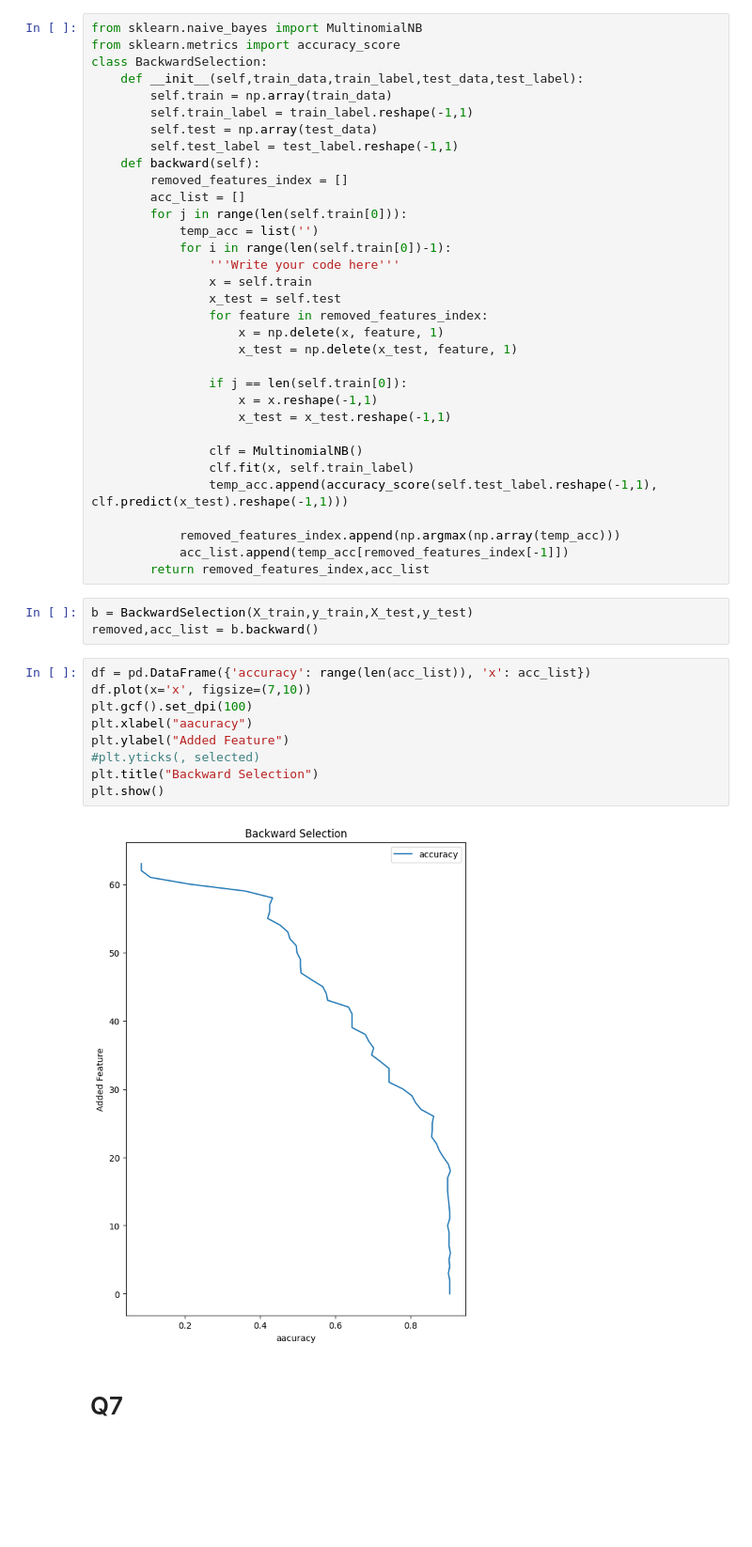
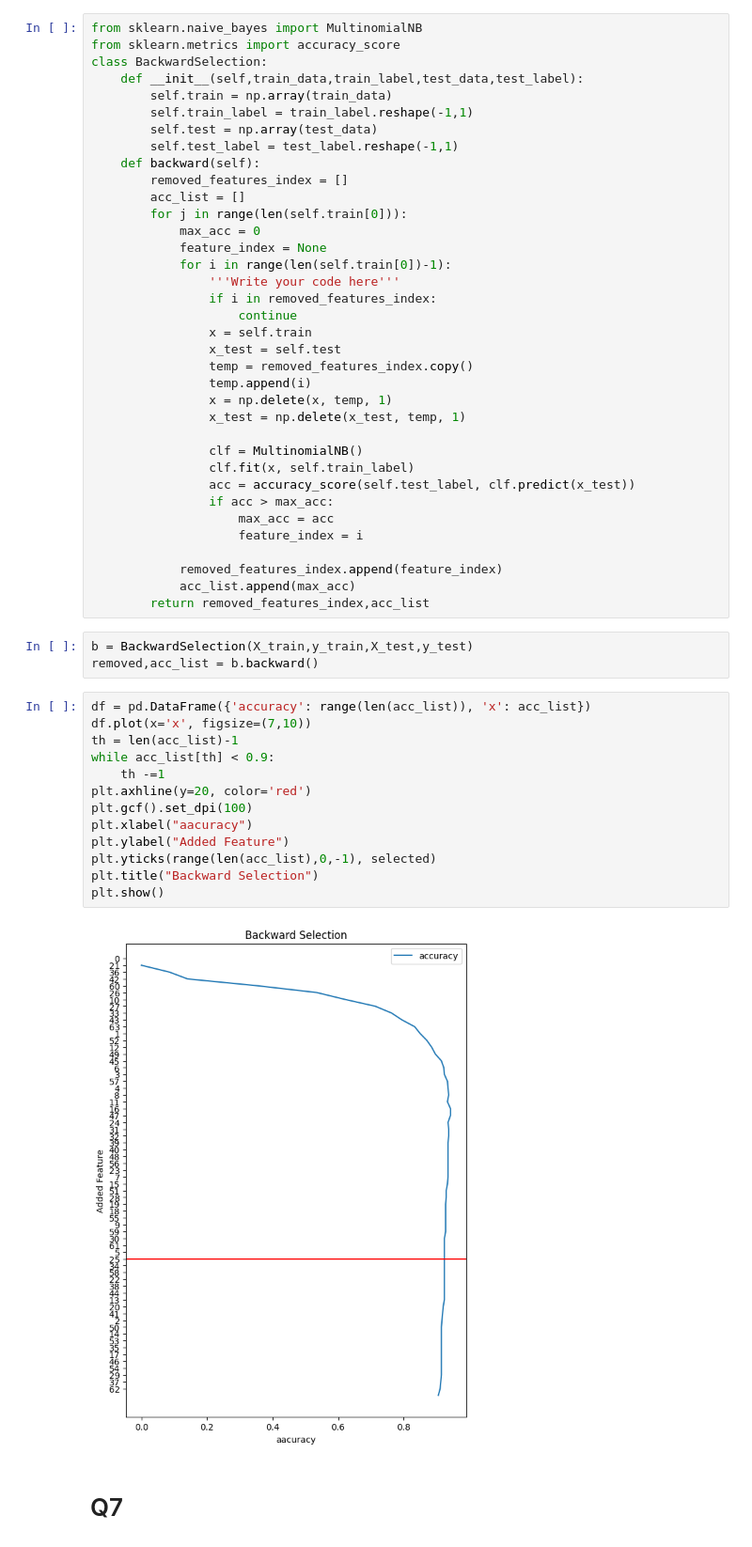
Before and after one commit to Kassra-sinaei/ML_HW5, a Jupyter notebook: HW05.ipynb, the cells around one changed output. Shown at 94% size. Saved outputs shown, nothing was run; the diff lists cells and outputs as text; blank space fills up the shorter version.

```diff
--- a/HW05.ipynb
+++ b/HW05.ipynb
@@ -81,25 +88,28 @@ class BackwardSelection:
         removed_features_index = []
         acc_list = []
         for j in range(len(self.train[0])):
-            temp_acc = list('')
+            max_acc = 0
+            feature_index = None
             for i in range(len(self.train[0])-1):
                 '''Write your code here'''
+                if i in removed_features_index:
+                    continue
                 x = self.train
                 x_test = self.test
-                for feature in removed_features_index:
-                    x = np.delete(x, feature, 1)
-                    x_test = np.delete(x_test, feature, 1)
-
-                if j == len(self.train[0]):
-                    x = x.reshape(-1,1)
-                    x_test = x_test.reshape(-1,1)
+                temp = removed_features_index.copy()
+                temp.append(i)
+                x = np.delete(x, temp, 1)
+                x_test = np.delete(x_test, temp, 1)
 
                 clf = MultinomialNB()
                 clf.fit(x, self.train_label)
-                temp_acc.append(accuracy_score(self.test_label.reshape(-1,1), clf.predict(x_test).reshape(-1,1)))
+                acc = accuracy_score(self.test_label, clf.predict(x_test))
+                if acc > max_acc:
+                    max_acc = acc
+                    feature_index = i
 
-            removed_features_index.append(np.argmax(np.array(temp_acc)))
-            acc_list.append(temp_acc[removed_features_index[-1]])
+            removed_features_index.append(feature_index)
+            acc_list.append(max_acc)
         return removed_features_index,acc_list
 # %%
 b = BackwardSelection(X_train,y_train,X_test,y_test)
@@ -107,14 +117,18 @@ removed,acc_list = b.backward()
 # %%
 df = pd.DataFrame({'accuracy': range(len(acc_list)), 'x': acc_list})
 df.plot(x='x', figsize=(7,10))
+th = len(acc_list)-1
+while acc_list[th] < 0.9:
+    th -=1
+plt.axhline(y=20, color='red')
 plt.gcf().set_dpi(100)
 plt.xlabel("aacuracy")
 plt.ylabel("Added Feature")
-#plt.yticks(, selected)
+plt.yticks(range(len(acc_list),0,-1), selected)
 plt.title("Backward Selection")
 plt.show()
 # %% [output]
-[figure, old version]
+[figure, new version]
 # %% [markdown]
 # Q7
 # %%
```
Also changed, not shown: parts of 6 cells of this notebook.
